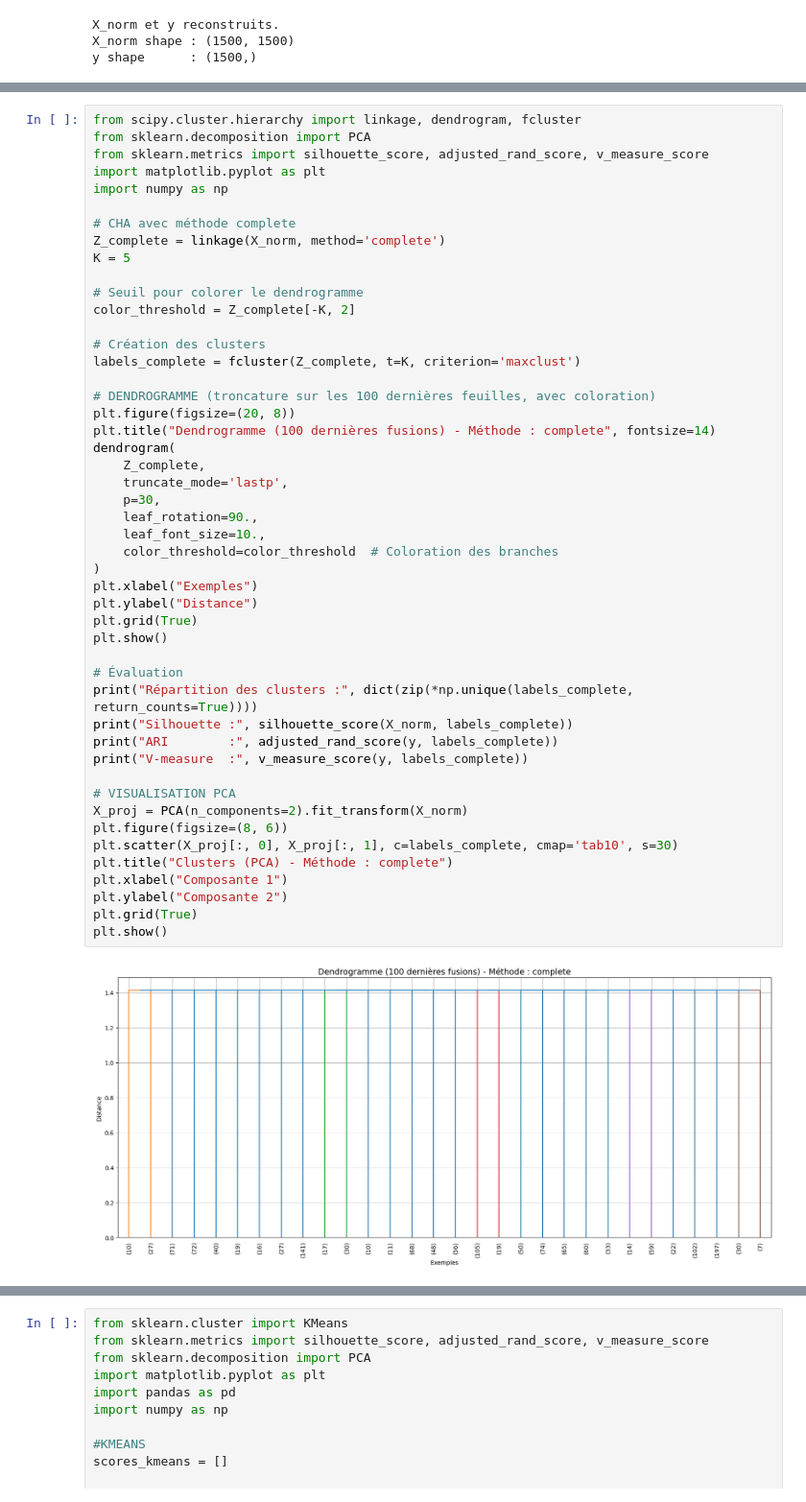
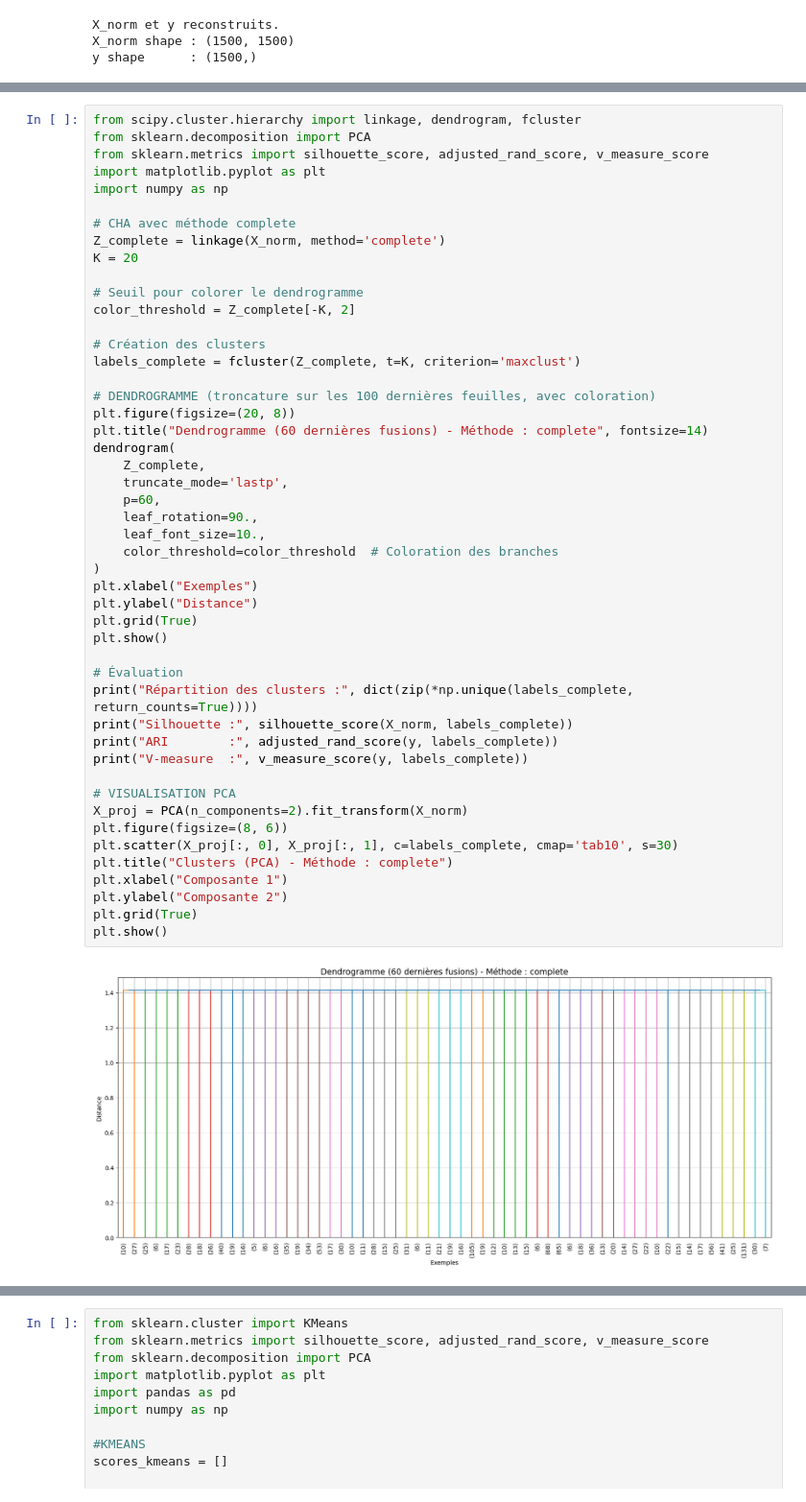
Before and after one commit to yarak4/Sciences-de-donnees, a Jupyter notebook: projet-merged.ipynb, the cells around one changed output, grey strips where cells are left out. Shown at 96% size. Saved outputs shown, nothing was run; the diff lists cells and outputs as text.

```diff
--- a/projet-merged.ipynb
+++ b/projet-merged.ipynb
@@ -331,7 +329,7 @@ import numpy as np
 
 # CHA avec méthode complete
 Z_complete = linkage(X_norm, method='complete')
-K = 5
+K = 20
 
 # Seuil pour colorer le dendrogramme
 color_threshold = Z_complete[-K, 2]
@@ -341,37 +339,37 @@ labels_complete = fcluster(Z_complete, t=K, criterion='maxclust')
 
 # DENDROGRAMME (troncature sur les 100 dernières feuilles, avec coloration)
 plt.figure(figsize=(20, 8))
-plt.title("Dendrogramme (100 dernières fusions) - Méthode : complete", fontsize=14)
+plt.title("Dendrogramme (60 dernières fusions) - Méthode : complete", fontsize=14)
 dendrogram(
     Z_complete,
     truncate_mode='lastp',
-    p=30,
+    p=60,
     leaf_rotation=90.,
     leaf_font_size=10.,
     color_threshold=color_threshold  # Coloration des branches
 )
 plt.xlabel("Exemples")
 plt.ylabel("Distance")
 plt.grid(True)
 plt.show()
 
 # Évaluation
 print("Répartition des clusters :", dict(zip(*np.unique(labels_complete, return_counts=True))))
 print("Silhouette :", silhouette_score(X_norm, labels_complete))
 print("ARI        :", adjusted_rand_score(y, labels_complete))
 print("V-measure  :", v_measure_score(y, labels_complete))
 
 # VISUALISATION PCA
 X_proj = PCA(n_components=2).fit_transform(X_norm)
 plt.figure(figsize=(8, 6))
 plt.scatter(X_proj[:, 0], X_proj[:, 1], c=labels_complete, cmap='tab10', s=30)
 plt.title("Clusters (PCA) - Méthode : complete")
 plt.xlabel("Composante 1")
 plt.ylabel("Composante 2")
 plt.grid(True)
 plt.show()
 # %% [output]
-[figure, old version]
+[figure, new version]
 Répartition des clusters : {1: 282, 2: 381, 3: 406, 4: 431}
 Silhouette : -0.012215886605561527
 ARI        : 0.003394749477287331
```
Also changed, not shown: parts of 8 cells of this notebook.
